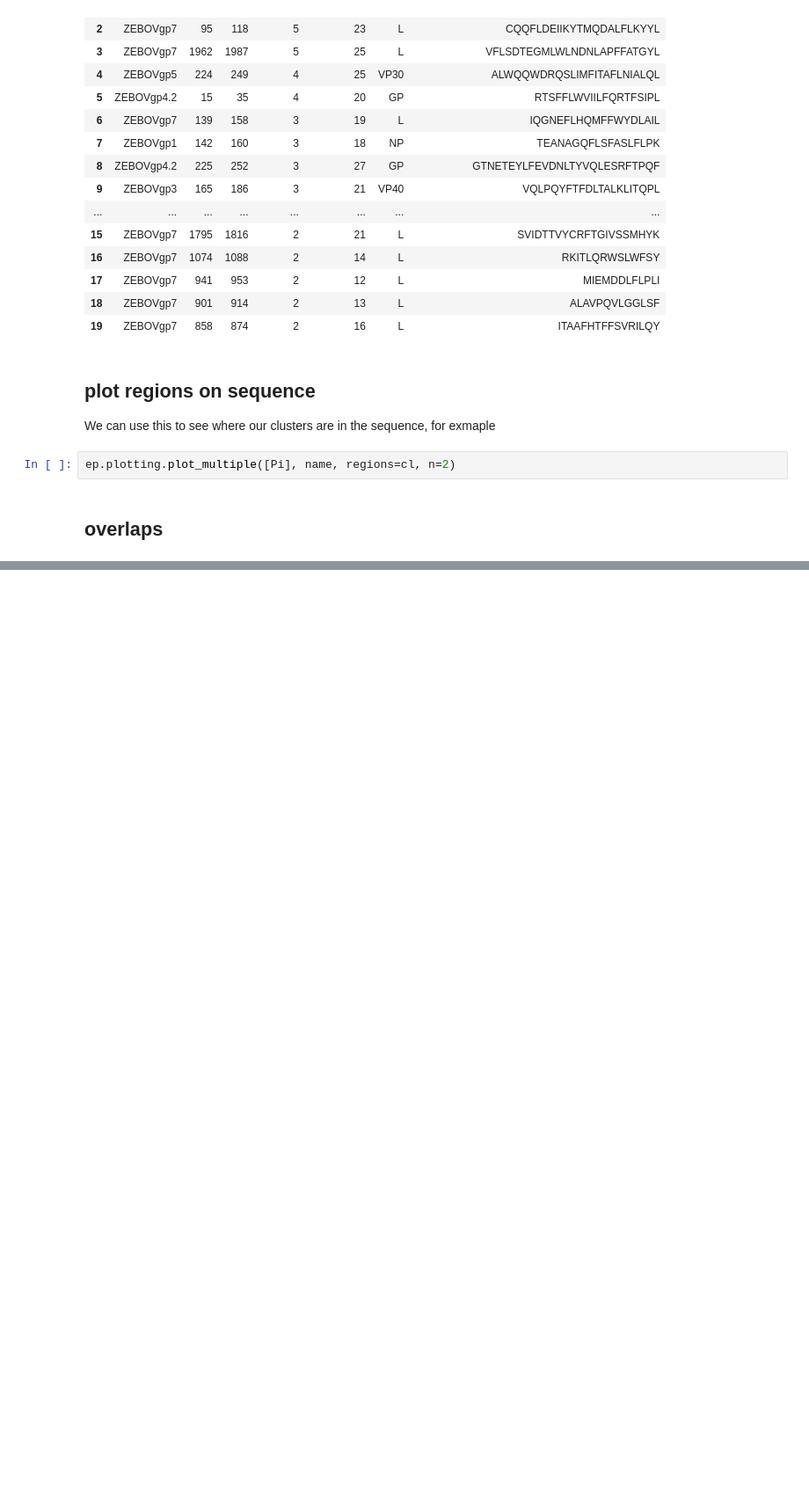
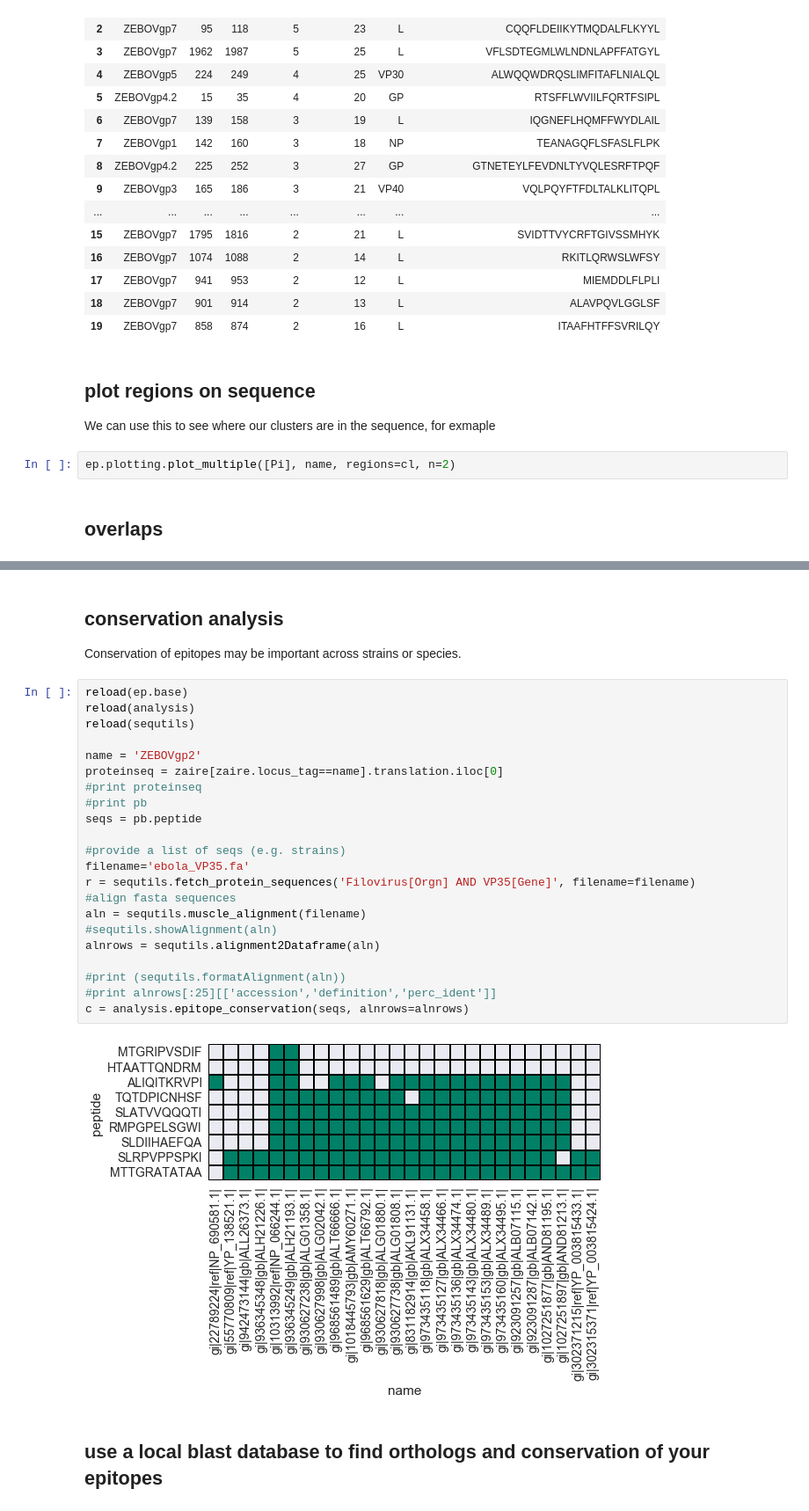
Before and after one commit to dmnfarrell/epitopepredict, a Jupyter notebook: examples/advanced.ipynb, the cells around one changed output, grey strips where cells are left out. Shown at 88% size. Saved outputs shown, nothing was run; the diff lists cells and outputs as text; blank space fills up the shorter version.

```diff
--- a/examples/advanced.ipynb
+++ b/examples/advanced.ipynb
@@ -92,0 +87,29 @@ results saved to /home/damien/gitprojects/epitopepredict/examples/test_netmhciip
+# %% [markdown]
+## conservation analysis
+Conservation of epitopes may be important across strains or species.
+# %%
+reload(ep.base)
+reload(analysis)
+reload(sequtils)
+
+name = 'ZEBOVgp2'
+proteinseq = zaire[zaire.locus_tag==name].translation.iloc[0]
+#print proteinseq
+#print pb
+seqs = pb.peptide
+
+#provide a list of seqs (e.g. strains)
+filename='ebola_VP35.fa'
+r = sequtils.fetch_protein_sequences('Filovirus[Orgn] AND VP35[Gene]', filename=filename)
+#align fasta sequences
+aln = sequtils.muscle_alignment(filename)
+#sequtils.showAlignment(aln)
+alnrows = sequtils.alignment2Dataframe(aln)
+
+#print (sequtils.formatAlignment(aln))
+#print alnrows[:25][['accession','definition','perc_ident']]
+c = analysis.epitope_conservation(seqs, alnrows=alnrows)
+# %% [output]
+[figure, added]
+# %% [markdown]
+## use a local blast database to find orthologs and conservation of your epitopes
```
Also changed, not shown: parts of 3 cells of this notebook, 3 other files.
